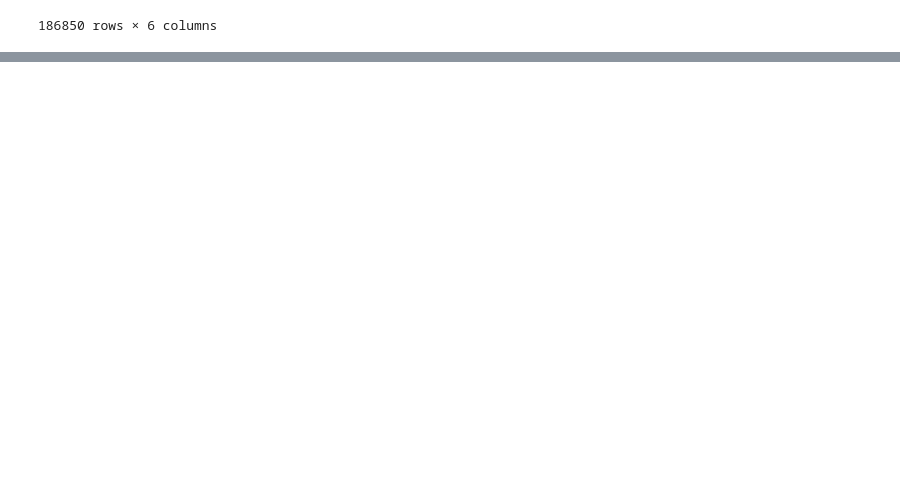
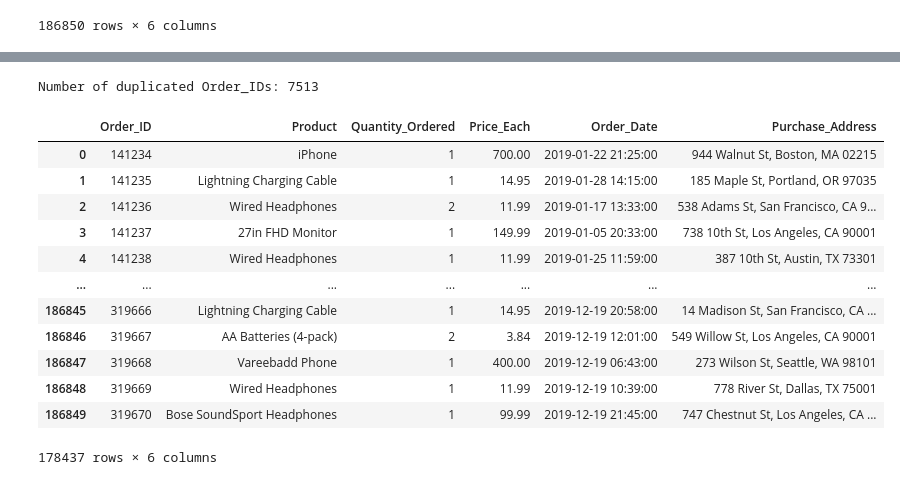
Before and after one commit to SamuelAsong/Comprehensive-Power-BI-Dashboard-for-Sales-Insights, a Jupyter notebook: notebook/sales.ipynb, the cells around one changed output, grey strips where cells are left out. Cells and saved outputs as stored; diff of their text form; code cells hidden in the pictures; blank space fills up the shorter version.

```diff
--- a/notebook/sales.ipynb
+++ b/notebook/sales.ipynb
@@ -556,0 +645,13 @@ Concatenated DataFrame:
+# %%
+# Clean the 'Price_Each' column
+df['Price_Each'] = pd.to_numeric(df['Price_Each'], errors='coerce')  # Convert to numeric, forcing errors to NaN
+
+# Drop NaN values
+df_cleaned = df.dropna(subset=['Price_Each'])
+
+# Round to 2 decimal places
+df_cleaned['Price_Each'] = df_cleaned['Price_Each'].round(2)
+
+# Check the unique values after cleaning
+unique_values_cleaned = df_cleaned['Price_Each'].unique()
+print(unique_values_cleaned)
@@ -556,0 +881,23 @@ Concatenated DataFrame:
+# %%
+# Count the number of duplicated Order_IDs
+num_duplicates = df['Order_ID'].duplicated().sum()
+
+print(f"Number of duplicated Order_IDs: {num_duplicates}")
+# %% [output]
+Number of duplicated Order_IDs: 7513
+# %%
+df_unique
+# %% [output]
+|  | Order_ID | Product | Quantity_Ordered | Price_Each | Order_Date | Purchase_Address |
+| 0 | 141234 | iPhone | 1 | 700.00 | 2019-01-22 21:25:00 | 944 Walnut St, Boston, MA 02215 |
+| 1 | 141235 | Lightning Charging Cable | 1 | 14.95 | 2019-01-28 14:15:00 | 185 Maple St, Portland, OR 97035 |
+| 2 | 141236 | Wired Headphones | 2 | 11.99 | 2019-01-17 13:33:00 | 538 Adams St, San Francisco, CA 9... |
+| 3 | 141237 | 27in FHD Monitor | 1 | 149.99 | 2019-01-05 20:33:00 | 738 10th St, Los Angeles, CA 90001 |
+| 4 | 141238 | Wired Headphones | 1 | 11.99 | 2019-01-25 11:59:00 | 387 10th St, Austin, TX 73301 |
+| ... | ... | ... | ... | ... | ... | ... |
+| 186845 | 319666 | Lightning Charging Cable | 1 | 14.95 | 2019-12-19 20:58:00 | 14 Madison St, San Francisco, CA ... |
+| 186846 | 319667 | AA Batteries (4-pack) | 2 | 3.84 | 2019-12-19 12:01:00 | 549 Willow St, Los Angeles, CA 90001 |
+| 186847 | 319668 | Vareebadd Phone | 1 | 400.00 | 2019-12-19 06:43:00 | 273 Wilson St, Seattle, WA 98101 |
+| 186848 | 319669 | Wired Headphones | 1 | 11.99 | 2019-12-19 10:39:00 | 778 River St, Dallas, TX 75001 |
+| 186849 | 319670 | Bose SoundSport Headphones | 1 | 99.99 | 2019-12-19 21:45:00 | 747 Chestnut St, Los Angeles, CA ... |
+178437 rows × 6 columns
```
Also changed, not shown: parts of 26 cells of this notebook.
